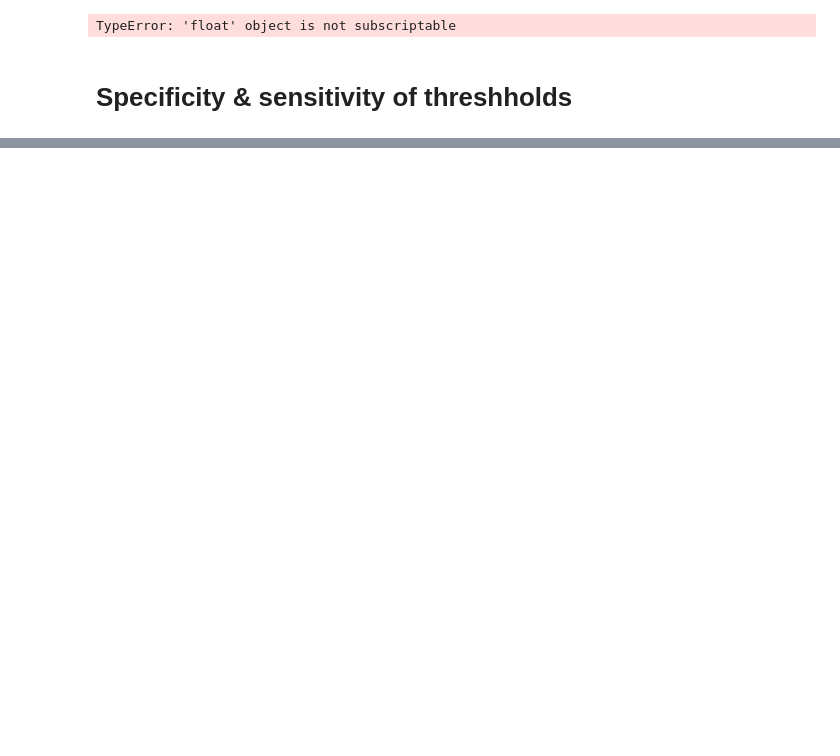
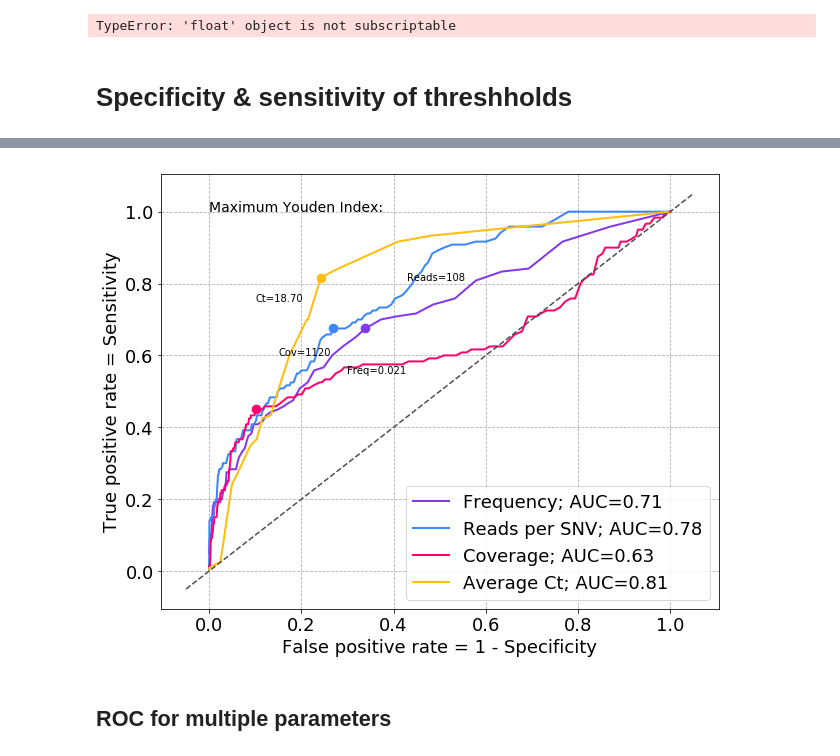
Before and after one commit to blab/ncov-within-host, a Jupyter notebook: notebooks/replicates.ipynb, the cells around one changed output, grey strips where cells are left out. Cells and saved outputs as stored; diff of their text form; code cells hidden in the pictures; blank space fills up the shorter version.

```diff
--- a/notebooks/replicates.ipynb
+++ b/notebooks/replicates.ipynb
@@ -316,0 +413,41 @@ youden_max
+# %%
+def plot_roc(freq_df, reads_df, cov_df, ct_df):
+    '''
+    Plots ROC curve
+    '''
+    youden_freq = freq_df['max_freq'][freq_df['youden'].idxmax()]
+    youden_reads = reads_df['max_reads'][reads_df['youden'].idxmax()]
+    youden_cov = cov_df['lowest_cov'][cov_df['youden'].idxmax()]
+    youden_ct = ct_df['avg_ct'][ct_df['youden'].idxmax()]
+
+
+    mpl.rcParams.update({'font.size': 18})
+
+    fig, ax1 = plt.subplots(figsize=(10,8))
+
+
+    for df, col, label, text in zip([freq_df, reads_df, cov_df, ct_df], ['#8338EC', '#3A86FF','#FF006E','#FFBE0B'], ['Frequency', 'Reads per SNV', 'Coverage', 'Average Ct'], [youden_freq, youden_reads, youden_cov, youden_ct]):
+        AUC = "{:.2f}".format(auc(df['fpr'], df['sensitivity']))
+        sns.lineplot(data=df, x='fpr', y='sensitivity', ax=ax1, color=col, label=(label + '; AUC=' + AUC), linewidth=2)
+        youden_tpr = df['sensitivity'][df['youden'].idxmax()]
+        youden_fpr = df['fpr'][df['youden'].idxmax()]
+        ax1.scatter(x=youden_fpr, y=youden_tpr, color=col, s=75)
+    ax1.set(ylabel='True positive rate = Sensitivity', xlabel = 'False positive rate = 1 - Specificity')
+    ax1.plot(ax1.get_xlim(), ax1.get_ylim(), ls="--", c=".3")
+    ax1.grid(linestyle='dashed')
+    ax1.legend()
+    ax1.text(x=0, y=1, s='Maximum Youden Index:', fontsize=14)
+    ax1.text(x=0.3, y=0.55, s='Freq={:.3f}'.format(youden_freq), fontsize=10)
+    ax1.text(x=0.43, y=0.81, s='Reads={:.0f}'.format(youden_reads), fontsize=10)
+    ax1.text(x=0.15, y=0.6, s='Cov={:.0f}'.format(youden_cov), fontsize=10)
+    ax1.text(x=0.1, y=0.75, s='Ct={:.2f}'.format(youden_ct), fontsize=10)
+
+    #ax1.vlines(x=youden_fpr, ymin=youden_fpr, ymax=youden_tpr, colors='black', linestyle='dotted')
+
+    return plt.show()
+# %%
+plot_roc(freq_df, reads_df, cov_df, ct_df)
+# %% [output]
+[figure, added]
+# %% [markdown]
+## ROC for multiple parameters
```
Also changed, not shown: parts of 49 cells of this notebook, 2 other files.
